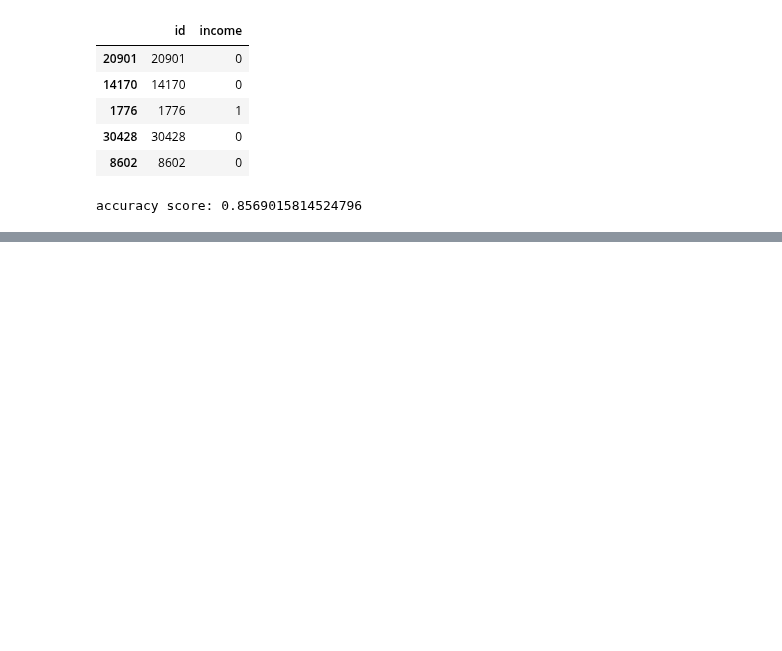
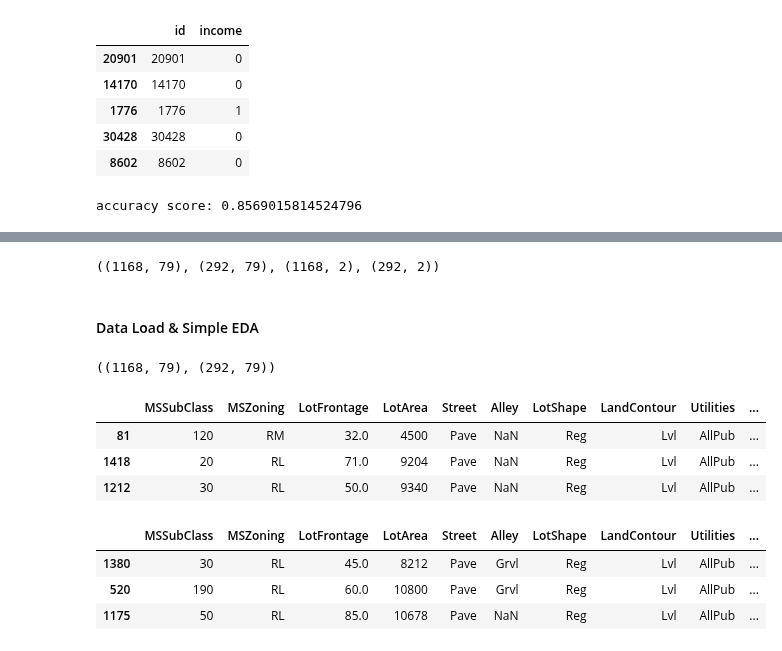
Before and after one commit to zudata/BEAKJOON, a Jupyter notebook: study/Big Data Certification study.ipynb, the cells around one changed output, grey strips where cells are left out. Drawn from its saved outputs; the diff is of its cells as text; code cells hidden in the pictures; blank space fills up the shorter version.

```diff
--- a/study/Big Data Certification study.ipynb
+++ b/study/Big Data Certification study.ipynb
@@ -2535,0 +2543,50 @@ accuracy score: 0.8569015814524796
+# %%
+# 시험환경 세팅 (코드 변경 X)
+import pandas as pd
+import numpy as np
+from sklearn.model_selection import train_test_split
+
+def exam_data_load(df, target, id_name="", null_name=""):
+    if id_name == "":
+        df = df.reset_index().rename(columns={"index": "id"})
+        id_name = 'id'
+    else:
+        id_name = id_name
+
+    if null_name != "":
+        df[df == null_name] = np.nan
+
+    X_train, X_test = train_test_split(df, test_size=0.2, shuffle=True, random_state=2021)
+    y_train = X_train[[id_name, target]]
+    X_train = X_train.drop(columns=[id_name, target])
+    y_test = X_test[[id_name, target]]
+    X_test = X_test.drop(columns=[id_name, target])
+    return X_train, X_test, y_train, y_test
+
+df = pd.read_csv("data/BDC/house-prices-advanced-regression-techniques/train.csv")
+X_train, X_test, y_train, y_test = exam_data_load(df, target='SalePrice', id_name='Id')
+
+X_train.shape, X_test.shape, y_train.shape, y_test.shape
+# %% [output]
+((1168, 79), (292, 79), (1168, 2), (292, 2))
+# %% [markdown]
+#### Data Load & Simple EDA
+# %%
+import pandas as pd
+
+X_train.shape, X_test.shape
+# %% [output]
+((1168, 79), (292, 79))
+# %%
+pd.set_option("display.max_columns", 100)
+display(X_train.head(3))
+display(X_test.head(3))
+# %% [output]
+|  | MSSubClass | MSZoning | LotFrontage | LotArea | Street | Alley | LotShape | LandContour | Utilities | ... |
+| 81 | 120 | RM | 32.0 | 4500 | Pave | NaN | Reg | Lvl | AllPub | ... |
+| 1418 | 20 | RL | 71.0 | 9204 | Pave | NaN | Reg | Lvl | AllPub | ... |
+| 1212 | 30 | RL | 50.0 | 9340 | Pave | NaN | Reg | Lvl | AllPub | ... |
+|  | MSSubClass | MSZoning | LotFrontage | LotArea | Street | Alley | LotShape | LandContour | Utilities | ... |
+| 1380 | 30 | RL | 45.0 | 8212 | Pave | Grvl | Reg | Lvl | AllPub | ... |
+| 520 | 190 | RL | 60.0 | 10800 | Pave | Grvl | Reg | Lvl | AllPub | ... |
+| 1175 | 50 | RL | 85.0 | 10678 | Pave | NaN | Reg | Lvl | AllPub | ... |
```
Also changed, not shown: parts of 22 cells of this notebook.
